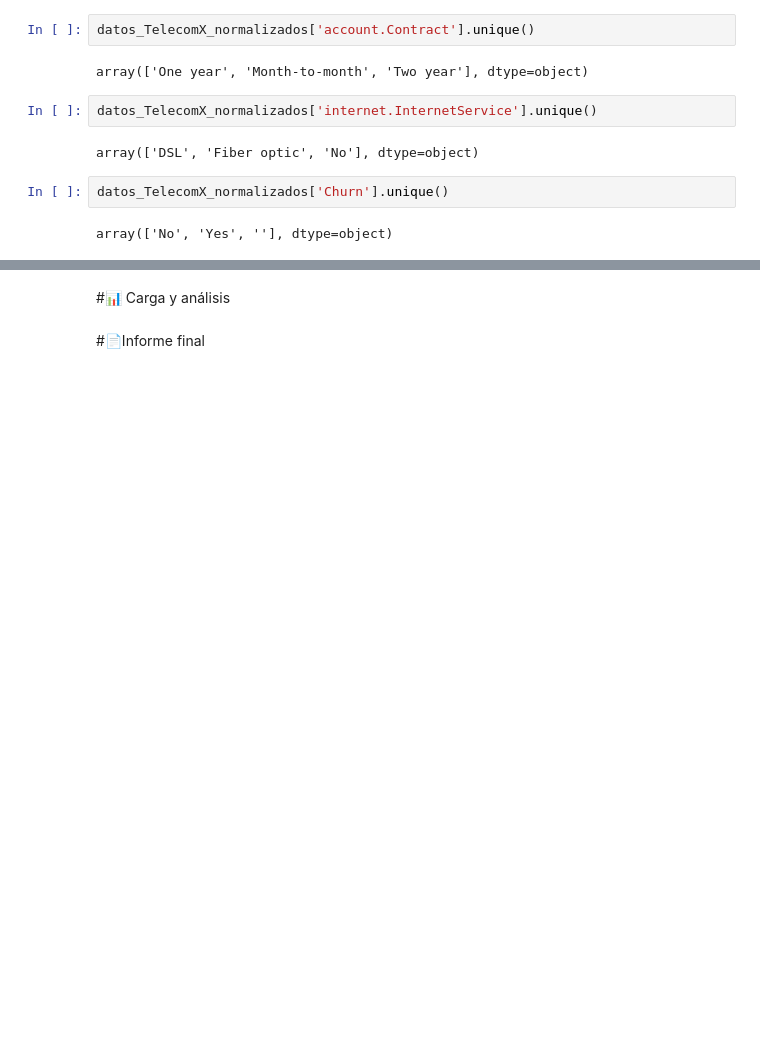
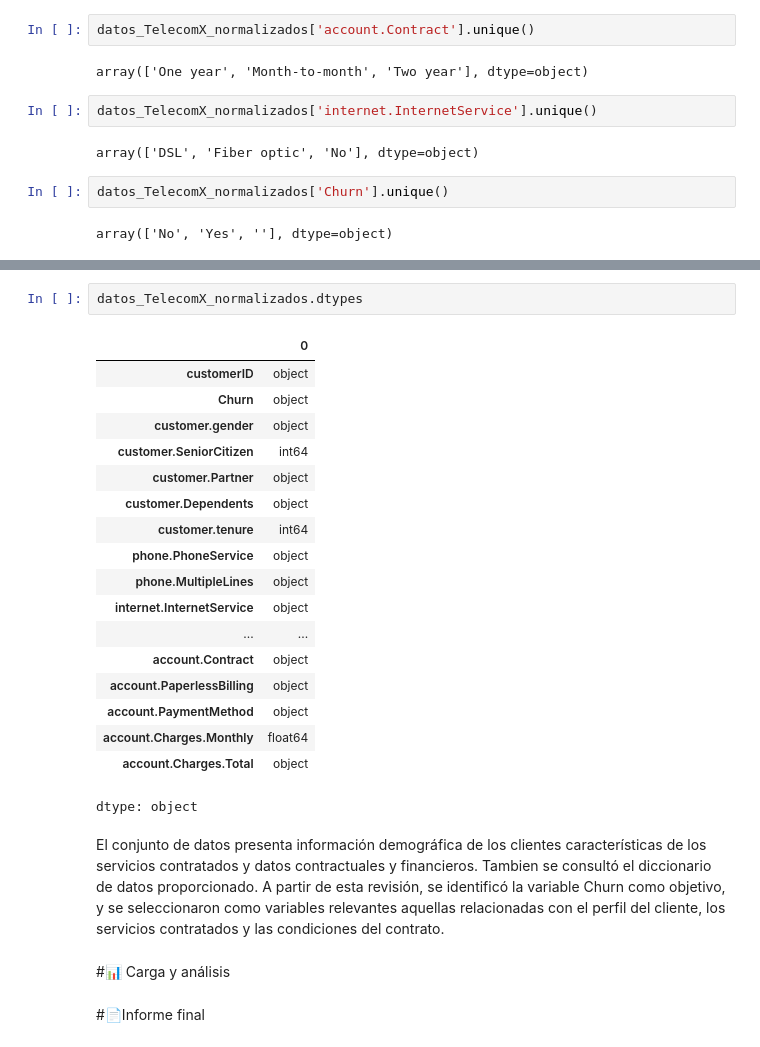
Before and after one commit to yaramirezte/TelecomX_LATAM, a Jupyter notebook: TelecomX_LATAM.ipynb, the cells around one changed output, grey strips where cells are left out. Cells and saved outputs as stored; diff of their text form; blank space fills up the shorter version.

```diff
--- a/TelecomX_LATAM.ipynb
+++ b/TelecomX_LATAM.ipynb
@@ -124,3 +176,26 @@ array(['No', 'Yes', ''], dtype=object)
+# %%
+datos_TelecomX_normalizados.dtypes
+# %% [output]
+|  | 0 |
+| customerID | object |
+| Churn | object |
+| customer.gender | object |
+| customer.SeniorCitizen | int64 |
+| customer.Partner | object |
+| customer.Dependents | object |
+| customer.tenure | int64 |
+| phone.PhoneService | object |
+| phone.MultipleLines | object |
+| internet.InternetService | object |
+| ... | ... |
+| account.Contract | object |
+| account.PaperlessBilling | object |
+| account.PaymentMethod | object |
+| account.Charges.Monthly | float64 |
+| account.Charges.Total | object |
+dtype: object
+# %% [markdown]
+El conjunto de datos presenta información demográfica de los clientes características de los servicios contratados y datos contractuales y financieros. Tambien se consultó el diccionario de datos proporcionado. A partir de esta revisión, se identificó la variable Churn como objetivo, y se seleccionaron como variables relevantes aquellas relacionadas con el perfil del cliente, los servicios contratados y las condiciones del contrato.
 # %% [markdown]
 #📊 Carga y análisis
 # %% [markdown]
```
Also changed, not shown: parts of 8 cells of this notebook.
